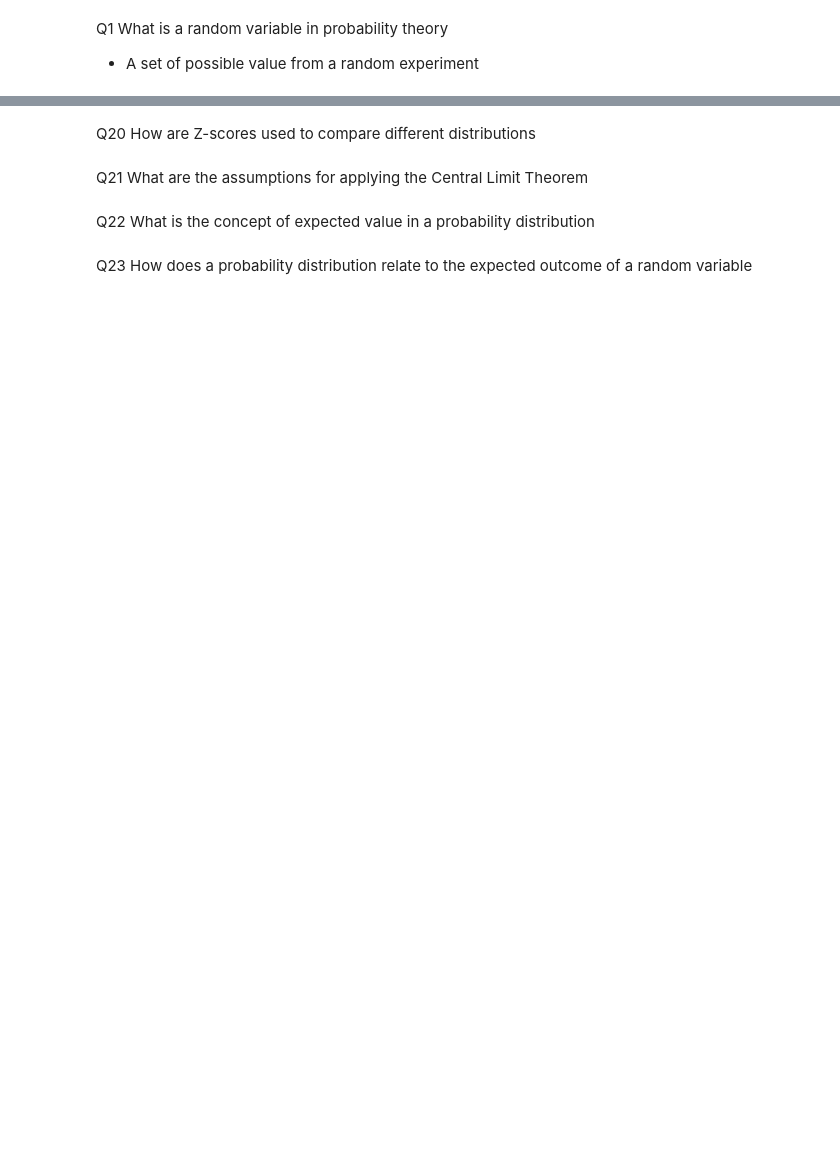
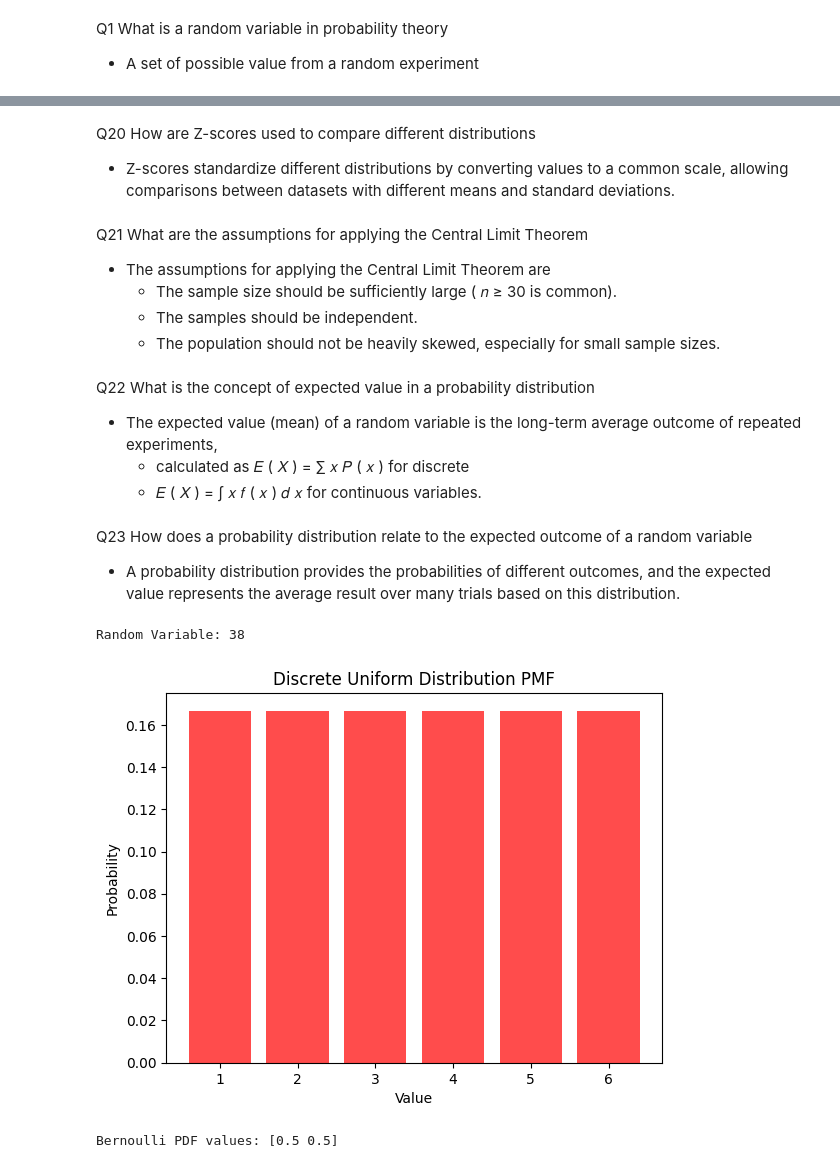
Before and after one commit to karan0991/assignments-, a Jupyter notebook: Statistics_Advance_1.ipynb, the cells around one changed output, grey strips where cells are left out. Drawn from its saved outputs; the diff is of its cells as text; code cells hidden in the pictures; blank space fills up the shorter version.

```diff
--- a/Statistics_Advance_1.ipynb
+++ b/Statistics_Advance_1.ipynb
@@ -41,16 +62,55 @@ Q19 What is the relationship between a Z-score and a confidence interval
 # %% [markdown]
 Q20 How are Z-scores used to compare different distributions
+- Z-scores standardize different distributions by converting values to a common scale, allowing comparisons between datasets with different means and standard deviations.
 # %% [markdown]
 Q21 What are the assumptions for applying the Central Limit Theorem
+- The assumptions for applying the Central Limit Theorem are
+    - The sample size should be sufficiently large ( 𝑛 ≥ 30 is common).
+    - The samples should be independent.
+    - The population should not be heavily skewed, especially for small sample sizes.
 # %% [markdown]
 Q22 What is the concept of expected value in a probability distribution
+- The expected value (mean) of a random variable is the long-term average outcome of repeated experiments,
+    - calculated as 𝐸 ( 𝑋 ) = ∑ 𝑥 𝑃 ( 𝑥 ) for discrete
+    - 𝐸 ( 𝑋 ) = ∫ 𝑥 𝑓 ( 𝑥 ) 𝑑 𝑥 for continuous variables.
 # %% [markdown]
 Q23 How does a probability distribution relate to the expected outcome of a random variable
+- A probability distribution provides the probabilities of different outcomes, and the expected value represents the average result over many trials based on this distribution.
 # %%
 # Q1 Write a Python program to generate a random variable and display its value
+
+import random
+random_var = random.randint(1, 500)
+print("Random Variable:", random_var)
+# %% [output]
+Random Variable: 38
 # %%
 # Q2 Generate a discrete uniform distribution using Python and plot the probability mass function (PMF)
+import numpy as np
+import matplotlib.pyplot as plt
+from scipy.stats import randint
+
+x = np.arange(1, 7)  # Rolling a die (1-6)
+pmf = randint.pmf(x, 1, 7)
+
+plt.bar(x, pmf, color='red', alpha=0.7)
+plt.xlabel('Value')
+plt.ylabel('Probability')
+plt.title('Discrete Uniform Distribution PMF')
+plt.show()
+# %% [output]
+[figure, added]
 # %%
 # Q3 Write a Python function to calculate the probability distribution function (PDF) of a Bernoulli distribution
+
+from scipy.stats import bernoulli
+
+p = 0.5  # Probability of success
+x = [0, 1]
+pdf = bernoulli.pmf(x, p)
+
+print("Bernoulli PDF values:", pdf)
+# %% [output]
+Bernoulli PDF values: [0.5 0.5]
 # %%
 # Q4 Write a Python script to simulate a binomial distribution with n=10 and p=0.5, then plot its histogram
```
Also changed, not shown: parts of 43 cells of this notebook.
